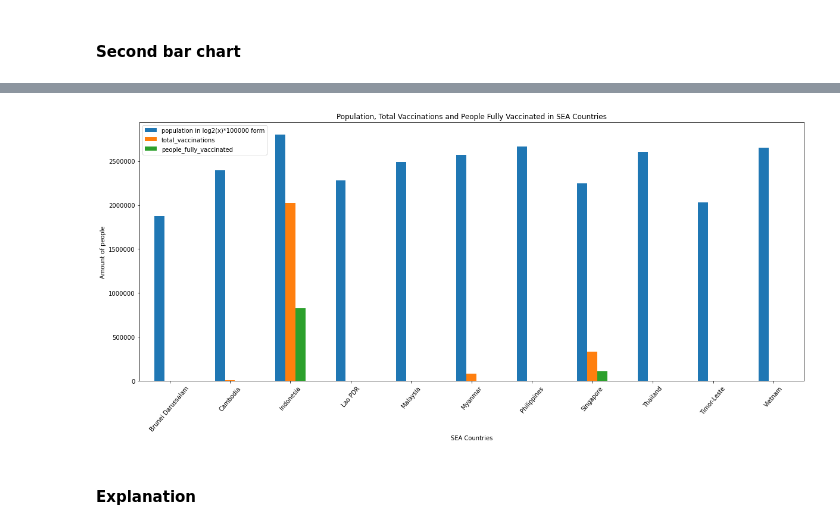
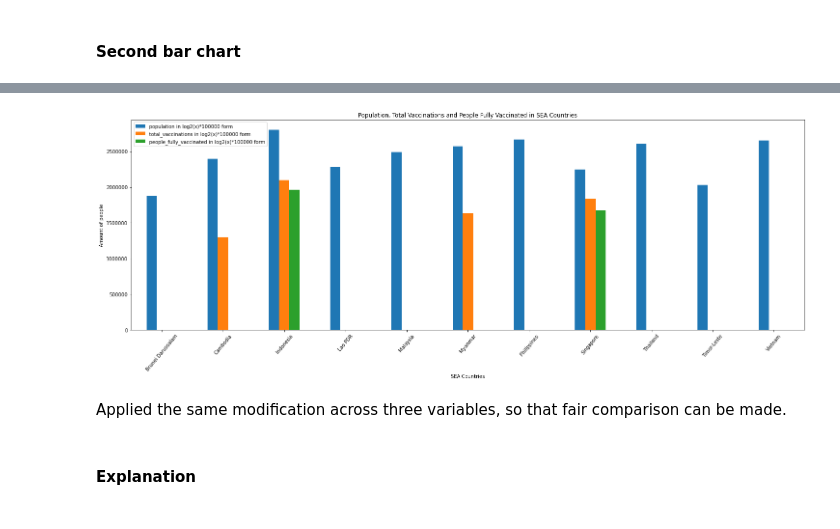
Before and after one commit to KuahJiaChen/Covid-19-Vaccination-Descriptive-Statistics, a Jupyter notebook: Covid_19_Vaccination.ipynb, the cells around one changed output, grey strips where cells are left out. Drawn from its saved outputs; the diff is of its cells as text; code cells hidden in the pictures.

```diff
--- a/Covid_19_Vaccination.ipynb
+++ b/Covid_19_Vaccination.ipynb
@@ -695,10 +695,13 @@ fun5 = {'population':'sum','total_vaccinations':'sum','people_fully_vaccinated':
 # aggregation operation is sum for all
 Bar_Chart_2 = Final_DataFrame.groupby('country').agg(fun4) # group by country with the operation
 Bar_Chart_2 = Bar_Chart_2.reset_index() # make sure all the column headers are at the same level
-Bar_Chart_2['population'] = np.log2(Bar_Chart_2['population'])*100000 # convert population as log(2)x * 100000 form
-# where x is the value of population
+Bar_Chart_2['population'] = np.log2(Bar_Chart_2['population'])*100000 # convert population as log(2)x * 100000 form where x is the value of population
+Bar_Chart_2['total_vaccinations'] = np.log2(Bar_Chart_2['total_vaccinations'])*100000
+Bar_Chart_2['people_fully_vaccinated'] = np.log2(Bar_Chart_2['people_fully_vaccinated'])*100000
 Bar_Chart_2.rename(
-    columns = {'population': 'population in log2(x)*100000 form'},
+    columns = {'population': 'population in log2(x)*100000 form'
+    , 'total_vaccinations': 'total_vaccinations in log2(x)*100000 form'
+    , 'people_fully_vaccinated' : 'people_fully_vaccinated in log2(x)*100000 form'},
     inplace = True
 ) # rename the column
 Bar_Chart_2
@@ -718,12 +721,14 @@ Bar_Chart_2
 # %%
-ax=Bar_Chart_2.plot.bar(figsize=(20,8)) # plot the bar chart, adjust the figure size by using the code figsize=(20,8)
+ax=Bar_Chart_2.plot.bar(figsize=(25,8)) # plot the bar chart, adjust the figure size by using the code figsize=(20,8)
 ax.set_xticklabels(Bar_Chart['country'],rotation=50) # plot the bar chart for all SEA Countries
 plt.xlabel('SEA Countries')  # the x-axis label
 plt.ylabel('Amount of people')  # the y-axis label
 plt.title('Population, Total Vaccinations and People Fully Vaccinated in SEA Countries') # the title of bar chart
 plt.gcf().axes[0].yaxis.get_major_formatter().set_scientific(False) # remove the scientific notation when represting the value
 # %% [output]
-[figure, old version]
+[figure, new version]
+# %% [markdown]
+Applied the same modification across three variables, so that fair comparison can be made.
 # %% [markdown]
 #### Explanation
 # %% [markdown]
```
Also changed, not shown: parts of 1 cell of this notebook.
